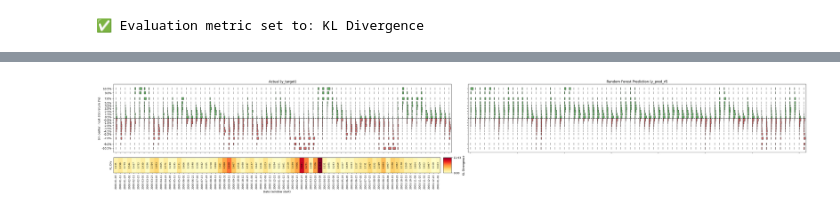
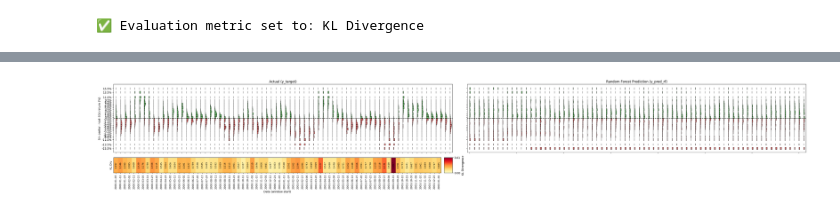
Before and after one commit to ben-truong-0324/kaggle-workspace, a Jupyter notebook: workspace/ohlc_stock/ohlc_stock.ipynb, the cells around one changed output, grey strips where cells are left out. Saved outputs shown, nothing was run; the diff lists cells and outputs as text; code cells hidden in the pictures.

```diff
--- a/workspace/ohlc_stock/ohlc_stock.ipynb
+++ b/workspace/ohlc_stock/ohlc_stock.ipynb
@@ -380,9 +354,6 @@ import numpy as np
 
 X_STEP = 7
 FIRST_ROW_TO_GRAPH = 500
-bin_edges = [float('-inf'),-0.10,-0.08,-0.06, -0.05, -0.04, -0.03, -0.02, -0.01, 0.0,
-             0.01, 0.02, 0.03, 0.04, 0.05,0.06,0.08,0.10, float('inf')]
-num_bins = len(bin_edges) - 1
 
 # Calculate bin centers
 bin_centers = []
@@ -417,7 +388,7 @@ num_windows = histograms.shape[0]
 x = np.arange(num_windows)
 
 fig, (ax1, ax2) = plt.subplots(
-    2, 1, figsize=(max(12, num_windows//2), 5),
+    2, 1, figsize=(max(12, num_windows//2), 12),
     gridspec_kw={"height_ratios": [4, 0.7]}, sharex=True
 )
 
@@ -543,7 +514,7 @@ def ytarget_rolling_moments(y_bins, bin_centers, window):
     }, index=index)
 
 # Compute and join
-for window in [1, 3, 7]:
+for window in [30, 40, 50]:
     moments = ytarget_rolling_moments(y_target_df, bin_centers, window)
     df = df.join(moments)
 print(df.columns)
@@ -1230 +1194,26 @@ XGBoost y_pred_xgb shape: (1253, 18)
 Predictions saved! Ready for evaluation.
+# %%
+
+import pandas as pd
+import numpy as np
+
+def convert_array_to_df(data_array: np.ndarray, columns=None, index=None) -> pd.DataFrame:
+    if isinstance(data_array, pd.DataFrame):
+        return data_array
+    if not isinstance(data_array, np.ndarray):
+        raise TypeError("Input 'data_array' must be a NumPy array.")
+    if data_array.ndim == 1:
+        data_array = data_array.reshape(1, -1) # Reshape 1D array to a single row
+    num_cols = data_array.shape[1]
+    if columns is None:
+        columns = [f'bin_{i}' for i in range(num_cols)]
+    elif len(columns) != num_cols:
+        raise ValueError(
+            f"Number of provided columns ({len(columns)}) "
+            f"does not match the array's number of columns ({num_cols})."
+        )
+    df = pd.DataFrame(data_array, columns=columns, index=index)
+    return df
+y_pred_xgb = convert_array_to_df(y_pred_xgb)
+y_pred_rf = convert_array_to_df(y_pred_rf)
+y_val = convert_array_to_df(y_val)
@@ -1236,9 +1577,6 @@ from scipy.stats import entropy
 
 X_STEP = 7
 FIRST_ROW_TO_GRAPH = 500
-bin_edges = [float('-inf'),-0.10,-0.08,-0.06, -0.05, -0.04, -0.03, -0.02, -0.01, 0.0,
-             0.01, 0.02, 0.03, 0.04, 0.05,0.06,0.08,0.10, float('inf')]
-num_bins = len(bin_edges) - 1
 
 # Bin centers
 bin_centers = []
@@ -1265,6 +1603,7 @@ for i in range(0, len(y_target_short), step):
     histograms_true.append(hist.values)
 histograms_true = np.array(histograms_true)
 
+y_pred_rf = y_pred_xgb
 # RF predicted
 if isinstance(y_pred_rf, str):  # if it's a filename
     y_pred_rf = np.load(y_pred_rf, allow_pickle=True)
@@ -1347,32 +1686,32 @@ vmin, vmax = 0, max(kl_values.max(), 0.5)
 norm = mcolors.Normalize(vmin=vmin, vmax=vmax)
 
 for i in range(num_windows):
     color = cmap(norm(kl_values[i]))
     axes[1,0].bar(i, 1, color=color, width=1.0, edgecolor='none')
     axes[1,0].text(i, 0.5, f"{kl_values[i]:.3f}", va='center', ha='center', fontsize=8, color='black', rotation=90)
 axes[1,0].set_yticks([])
 axes[1,0].set_ylabel("KL Div")
 axes[1,0].set_xlim(-0.5, num_windows - 0.5)
 axes[1,0].set_ylim(0, 1)
 axes[1,0].set_xticks(x)
 axes[1,0].set_xticklabels(window_dates, rotation=90, fontsize=9)
 axes[1,0].set_xlabel('Date (window start)')
 
 # Empty colorbar only under first panel for clarity
 from mpl_toolkits.axes_grid1 import make_axes_locatable
 divider = make_axes_locatable(axes[1,0])
 cax = divider.append_axes('right', size='2.5%', pad=0.15)
 sm = plt.cm.ScalarMappable(cmap=cmap, norm=norm)
 sm.set_array([])
 cbar = plt.colorbar(sm, cax=cax, orientation='vertical')
 cbar.set_label('KL Divergence')
 cbar.set_ticks([vmin, vmax])
 cbar.set_ticklabels([f"{vmin:.2f}", f"{vmax:.2f}"])
 
 axes[1,1].axis('off')  # right-bottom panel not needed
 
 plt.tight_layout()
 plt.show()
 # %% [output]
-[figure, old version]
+[figure, new version]
 # %%
```
Also changed, not shown: parts of 18 cells of this notebook, 5 other files.
